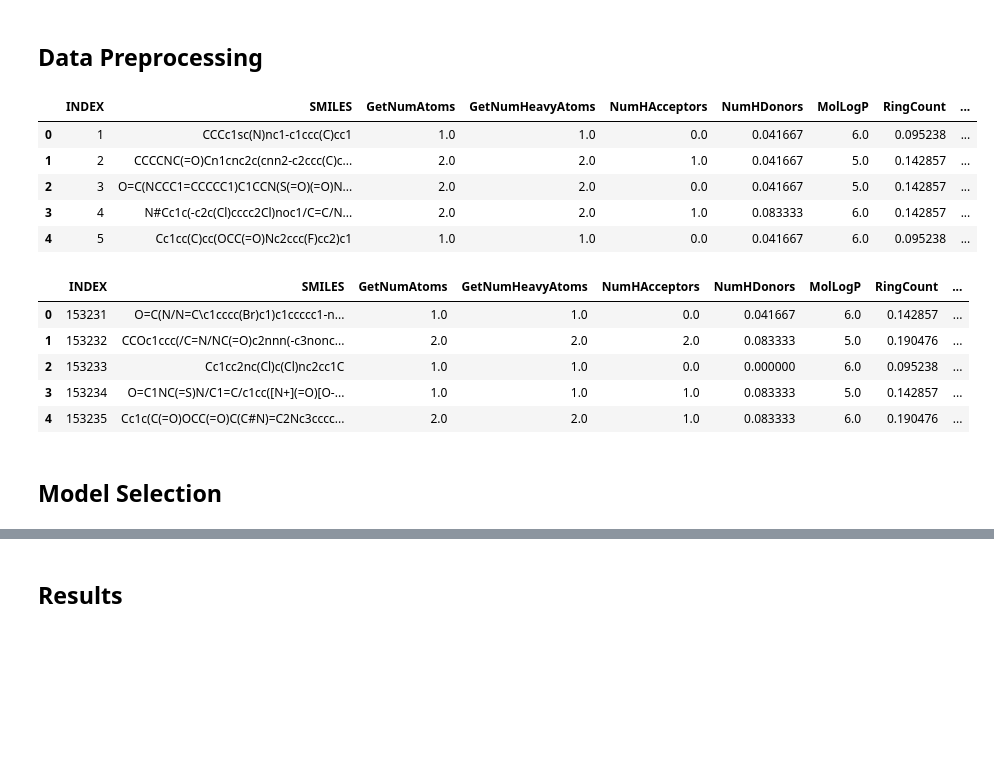
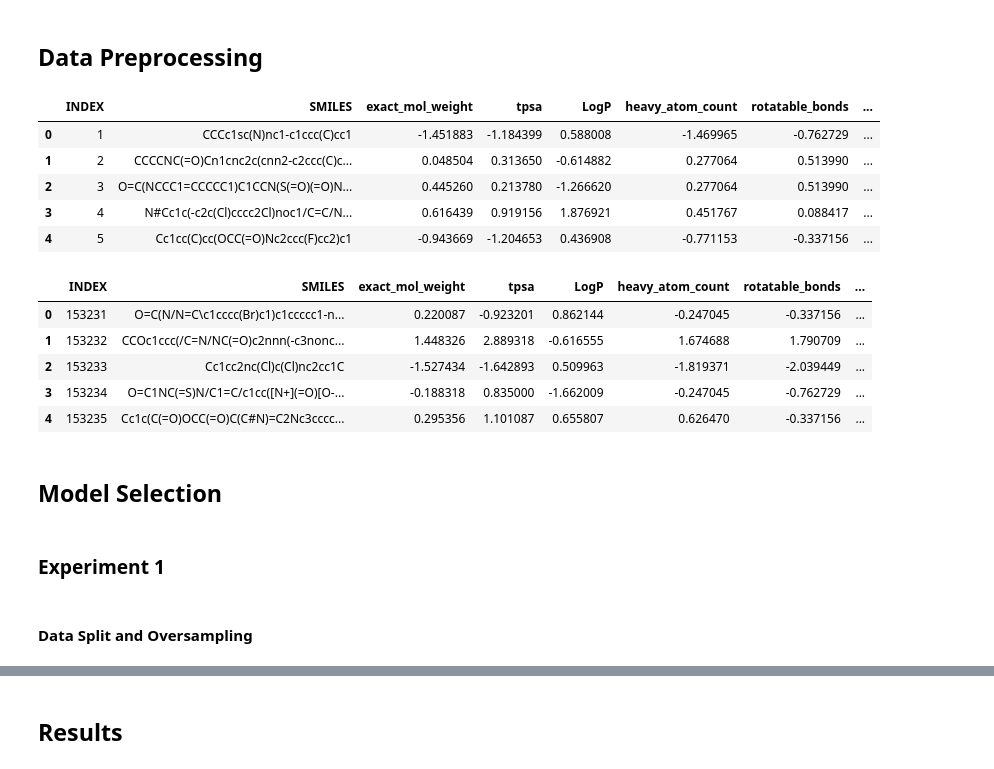
Before and after one commit to Christian-Duran-Garcia/ID2214-G13, a Jupyter notebook: Project/Assignment 4a.ipynb, the cells around one changed output, grey strips where cells are left out. Cells and saved outputs as stored; diff of their text form; code cells hidden in the pictures; blank space fills up the shorter version.

```diff
--- a/Project/Assignment 4a.ipynb
+++ b/Project/Assignment 4a.ipynb
@@ -137,16 +126,0 @@ display(test_df.head())
-# %%
-# Add substructures to the dataset
-def get_fps(smiles):
-    mol = Chem.MolFromSmiles(smiles)
-    fp = np.array(AllChem.GetMorganFingerprintAsBitVect(mol, 2, nBits=1024))
-    return fp
-
-# Apply the function
-train_df['MorganFingerprint'] = train_df['SMILES'].apply(get_fps)
-test_df['MorganFingerprint'] = test_df['SMILES'].apply(get_fps)
-
-# Rearrange the column order
-train_df = train_df[train_df.columns.tolist()[:-2] + ['MorganFingerprint', 'ACTIVE']]
-
-display(train_df.head())
-display(test_df.head())
@@ -194,14 +157,14 @@ train_df.drop('INDEX', axis=1).groupby('ACTIVE').describe()
 From this instance is clear to state that there is an important class imbalance between 0's and 1's and most of the variables selected have a similar behavior regarding its descriptive statistics, except for several cases where the until the 3rd quartile the data behaves the same, and it is in the last 25% of the ordered data where there is a significant difference; most of the time label 1 has lower values.
 # %%
 # Create subplots
-fig, ax = plt.subplots(4, 5, figsize=(16,4*5))
+fig, ax = plt.subplots(2, 4, figsize=(16,5*2))
 
 # Select column to plot
-cols = train_df.columns[2:-1].to_numpy().reshape((4,5))
+cols = train_df.columns[[2,3,4,5,6,7,8,9]].to_numpy().reshape((2,4))
 
 # Create for loop
-for i in range(4):
-    for j in range(5):
+for i in range(2):
+    for j in range(4):
         sns.boxplot(x='ACTIVE', y=cols[i,j], data=train_df, palette={0:'blue', 1:'red'}, ax=ax[i,j])
         ax[i,j].set_title(cols[i,j])
 
@@ -232,46 +187,53 @@ Also, there is a variable that barely has any correlation with the others, _IPC_
 # %%
 # Import necessary libraries to perform data preprocessing
 from sklearn.compose import ColumnTransformer
-from sklearn.preprocessing import MinMaxScaler, KBinsDiscretizer
+from sklearn.preprocessing import StandardScaler
+from sklearn.pipeline import Pipeline
+from sklearn.decomposition import PCA
 
 # Selecting columns to perform transformation
 col_order = train_df.columns.tolist()
-cols_to_keep = ['INDEX', 'SMILES', 'MorganFingerprint', 'ACTIVE']
-cols_to_scale = train_df.columns[[5,7,10,16,20]].tolist()
-cols_to_bin = [col for col in train_df.columns.tolist() if col not in cols_to_scale + cols_to_keep]
+cols_to_keep = ['INDEX', 'SMILES', 'ACTIVE']
+cols_to_pca = train_df.columns[10:-1].tolist()
+cols_to_scale = train_df.columns[2:10].tolist()
+
+n_components_pca = 10
 
 # Create a column transformer to perform transformations for variables within a dataframe
 ct = ColumnTransformer([
-    ('minmax_scaler', MinMaxScaler(), cols_to_scale), # Other nuemrical features
-    ('binning', KBinsDiscretizer(n_bins=10, encode='ordinal', strategy='uniform'), cols_to_bin), # Selecting variables with more difference in boxplot
+    ('scaler', StandardScaler(), cols_to_scale), # Scale numerical features
+    ('pca', PCA(n_components=n_components_pca), cols_to_pca),
     ('pass', 'passthrough', cols_to_keep) # Keep columns INDEX and SMILES
 ], remainder='passthrough', verbose_feature_names_out=False).set_output(transform='pandas')
+
+# Define the column order
+col_order = train_df.columns[:10].tolist() + ['pca' + str(i) for i in range(n_components_pca)] + ['ACTIVE']
 
 # Add a dummy column to use column transformer
 test_df['ACTIVE'] = 0
 
 # Apply the column transformations for the data
 train_df_transformed = ct.fit_transform(train_df)[col_order]
 test_df_transformed = ct.transform(test_df)[col_order[:-1]]
 
 # Drop the dummy column
 test_df.drop('ACTIVE', axis=1, inplace=True)
 
 display(train_df_transformed.head())
 display(test_df_transformed.head())
 # %% [output]
-|  | INDEX | SMILES | GetNumAtoms | GetNumHeavyAtoms | NumHAcceptors | NumHDonors | MolLogP | RingCount | ... |
-| 0 | 1 | CCCc1sc(N)nc1-c1ccc(C)cc1 | 1.0 | 1.0 | 0.0 | 0.041667 | 6.0 | 0.095238 | ... |
-| 1 | 2 | CCCCNC(=O)Cn1cnc2c(cnn2-c2ccc(C)c... | 2.0 | 2.0 | 1.0 | 0.041667 | 5.0 | 0.142857 | ... |
-| 2 | 3 | O=C(NCCC1=CCCCC1)C1CCN(S(=O)(=O)N... | 2.0 | 2.0 | 0.0 | 0.041667 | 5.0 | 0.142857 | ... |
-| 3 | 4 | N#Cc1c(-c2c(Cl)cccc2Cl)noc1/C=C/N... | 2.0 | 2.0 | 1.0 | 0.083333 | 6.0 | 0.142857 | ... |
-| 4 | 5 | Cc1cc(C)cc(OCC(=O)Nc2ccc(F)cc2)c1 | 1.0 | 1.0 | 0.0 | 0.041667 | 6.0 | 0.095238 | ... |
+|  | INDEX | SMILES | exact_mol_weight | tpsa | LogP | heavy_atom_count | rotatable_bonds | ... |
+| 0 | 1 | CCCc1sc(N)nc1-c1ccc(C)cc1 | -1.451883 | -1.184399 | 0.588008 | -1.469965 | -0.762729 | ... |
+| 1 | 2 | CCCCNC(=O)Cn1cnc2c(cnn2-c2ccc(C)c... | 0.048504 | 0.313650 | -0.614882 | 0.277064 | 0.513990 | ... |
+| 2 | 3 | O=C(NCCC1=CCCCC1)C1CCN(S(=O)(=O)N... | 0.445260 | 0.213780 | -1.266620 | 0.277064 | 0.513990 | ... |
+| 3 | 4 | N#Cc1c(-c2c(Cl)cccc2Cl)noc1/C=C/N... | 0.616439 | 0.919156 | 1.876921 | 0.451767 | 0.088417 | ... |
+| 4 | 5 | Cc1cc(C)cc(OCC(=O)Nc2ccc(F)cc2)c1 | -0.943669 | -1.204653 | 0.436908 | -0.771153 | -0.337156 | ... |
-|  | INDEX | SMILES | GetNumAtoms | GetNumHeavyAtoms | NumHAcceptors | NumHDonors | MolLogP | RingCount | ... |
-| 0 | 153231 | O=C(N/N=C\c1cccc(Br)c1)c1ccccc1-n... | 1.0 | 1.0 | 0.0 | 0.041667 | 6.0 | 0.142857 | ... |
-| 1 | 153232 | CCOc1ccc(/C=N/NC(=O)c2nnn(-c3nonc... | 2.0 | 2.0 | 2.0 | 0.083333 | 5.0 | 0.190476 | ... |
-| 2 | 153233 | Cc1cc2nc(Cl)c(Cl)nc2cc1C | 1.0 | 1.0 | 0.0 | 0.000000 | 6.0 | 0.095238 | ... |
-| 3 | 153234 | O=C1NC(=S)N/C1=C/c1cc([N+](=O)[O-... | 1.0 | 1.0 | 1.0 | 0.083333 | 5.0 | 0.142857 | ... |
-| 4 | 153235 | Cc1c(C(=O)OCC(=O)C(C#N)=C2Nc3cccc... | 2.0 | 2.0 | 1.0 | 0.083333 | 6.0 | 0.190476 | ... |
+|  | INDEX | SMILES | exact_mol_weight | tpsa | LogP | heavy_atom_count | rotatable_bonds | ... |
+| 0 | 153231 | O=C(N/N=C\c1cccc(Br)c1)c1ccccc1-n... | 0.220087 | -0.923201 | 0.862144 | -0.247045 | -0.337156 | ... |
+| 1 | 153232 | CCOc1ccc(/C=N/NC(=O)c2nnn(-c3nonc... | 1.448326 | 2.889318 | -0.616555 | 1.674688 | 1.790709 | ... |
+| 2 | 153233 | Cc1cc2nc(Cl)c(Cl)nc2cc1C | -1.527434 | -1.642893 | 0.509963 | -1.819371 | -2.039449 | ... |
+| 3 | 153234 | O=C1NC(=S)N/C1=C/c1cc([N+](=O)[O-... | -0.188318 | 0.835000 | -1.662009 | -0.247045 | -0.762729 | ... |
+| 4 | 153235 | Cc1c(C(=O)OCC(=O)C(C#N)=C2Nc3cccc... | 0.295356 | 1.101087 | 0.655807 | 0.626470 | -0.337156 | ... |
 # %% [markdown]
 ## **Model Selection**
 # %%
@@ -287,3 +247,7 @@ from imblearn.pipeline import Pipeline as ImbalancedPipeline
 from imblearn.over_sampling import RandomOverSampler
+# %% [markdown]
+### Experiment 1
+# %% [markdown]
+#### Data Split and Oversampling
 # %%
 # Separating features from target variable
```
Also changed, not shown: parts of 39 cells of this notebook, 2 other files.
